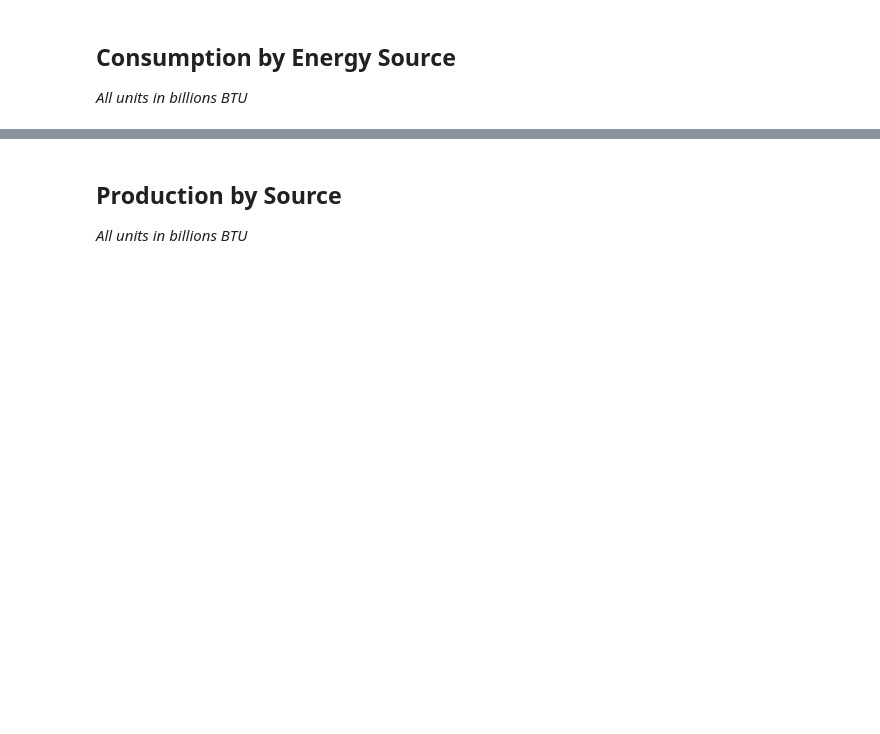
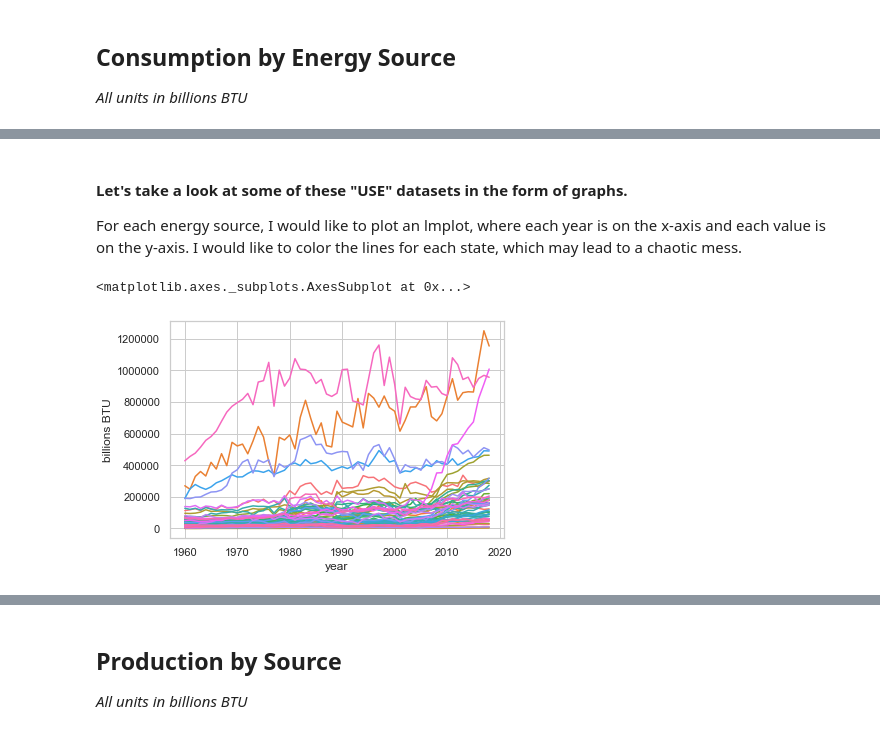
Before and after one commit to nikomc/US_energy_potential, a Jupyter notebook: code/analysis/eia_datasets.ipynb, the cells around one changed output, grey strips where cells are left out. Drawn from its saved outputs; the diff is of its cells as text; code cells hidden in the pictures; blank space fills up the shorter version.

Commit message:
updated eia_dataset with tidy data

```diff
--- a/code/analysis/eia_datasets.ipynb
+++ b/code/analysis/eia_datasets.ipynb
@@ -49,4 +126,8 @@ nuclear_use = pd.read_excel("../../data/use_energy_source.xlsx", sheet_name="Nuc
 # %%
 renewable_use = pd.read_excel("../../data/use_energy_source.xlsx", sheet_name="Total Renewable Energy", skiprows=[0, 1])
-renewable_use.head()
+renewable_use_tidy = pd.melt(renewable_use, id_vars=['State'])
+renewable_use_tidy = renewable_use_tidy.rename(columns={"variable": "year", "value": "billions BTU"})
+renewable_use_tidy['type'] = 'renewables'
+renewable_use_tidy['boolean'] = 'consumption'
+renewable_use_tidy.head(), renewable_use_tidy.tail()
 # %% [output]
@@ -64,0 +163,11 @@ Unfortunately, none of these datasets are tidy. I will need to write a few lines
+# %% [markdown]
+#### Let's take a look at some of these "USE" datasets in the form of graphs.
+
+For each energy source, I would like to plot an lmplot, where each year is on the x-axis and each value is on the y-axis. I would like to color the lines for each state, which may lead to a chaotic mess.
+# %%
+sns.lineplot(x="year", y="billions BTU",
+             hue="State",
+             data=renewable_use_tidy, legend=False)
+# %% [output]
+<matplotlib.axes._subplots.AxesSubplot at 0x...>
+[figure, added]
```
Also changed, not shown: parts of 26 cells of this notebook, 1 other file.
